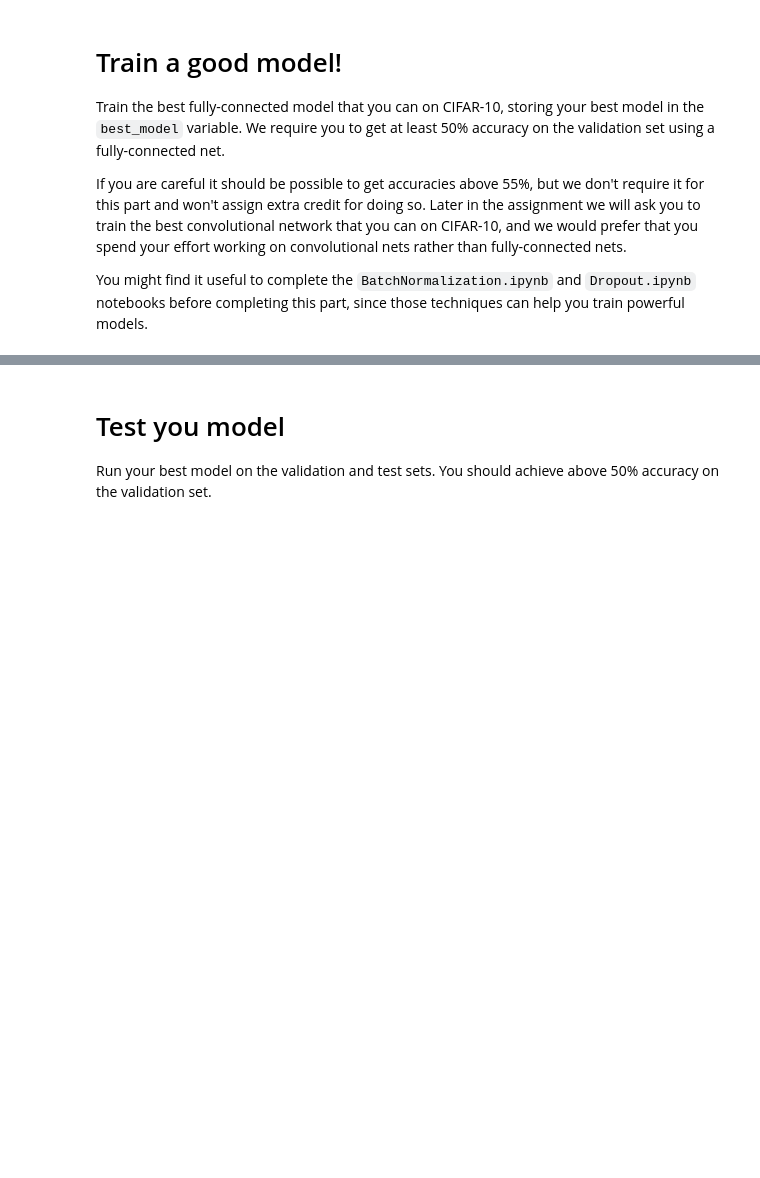
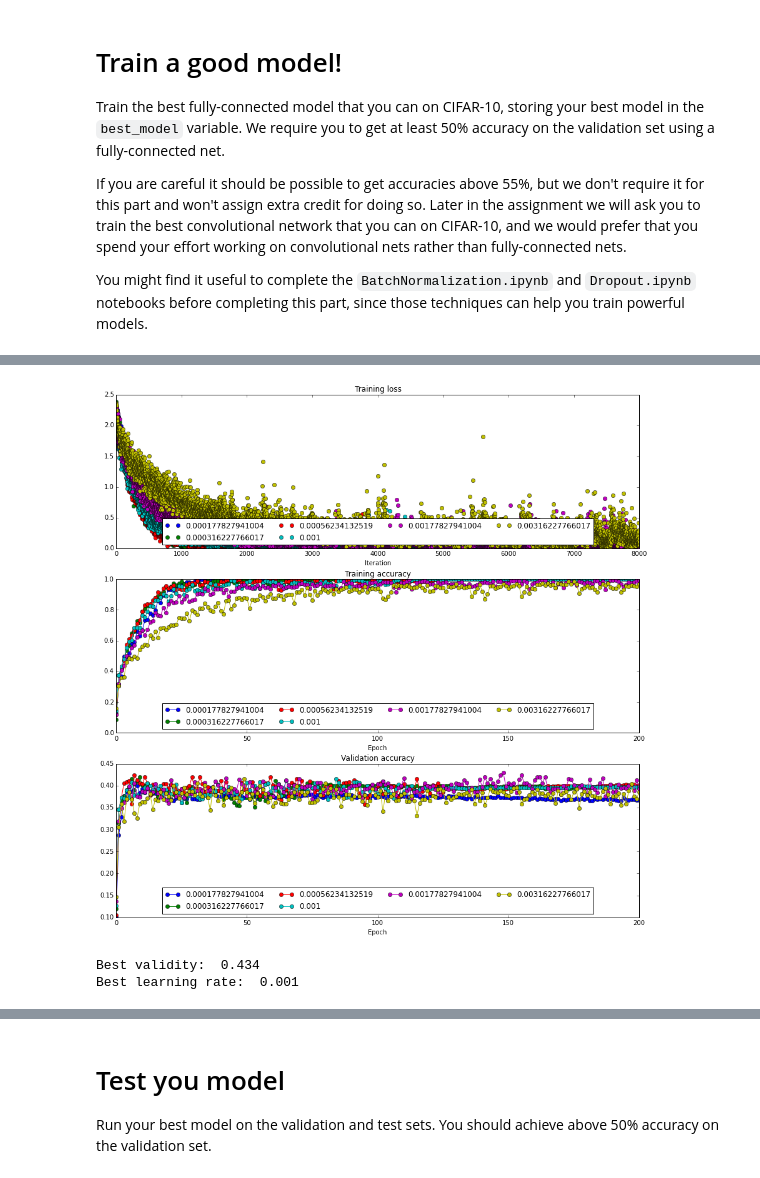
Before and after one commit to NLeSC/deep-learning-assignments-solutions, a Jupyter notebook: assignment2/christiaan/FullyConnectedNets.ipynb, the cells around one changed output, grey strips where cells are left out. Saved outputs shown, nothing was run; the diff lists cells and outputs as text; code cells hidden in the pictures; blank space fills up the shorter version.

Commit message:
multilayer network without dropout

```diff
--- a/assignment2/christiaan/FullyConnectedNets.ipynb
+++ b/assignment2/christiaan/FullyConnectedNets.ipynb
@@ -653,0 +799,73 @@ pass
+# %%
+best_model = None
+best_val = 0
+best_learning_rate = 0
+# %%
+
+################################################################################
+# TODO: Train the best FullyConnectedNet that you can on CIFAR-10. You might   #
+# batch normalization and dropout useful. Store your best model in the         #
+# best_model variable.                                                         #
+################################################################################
+#learning_rates = [10**(-i) for i in np.arange(2.5,4,0.25)]
+weight_scales = [0.04]
+learning_rate = 0.0002
+solvers = {}
+for learning_rate in learning_rates:
+    name = str(learning_rate)
+    print 'Training ', name
+    model = FullyConnectedNet([100, 100, 100, 100, 100], weight_scale=w, verbose = False)
+    solver = Solver(model, small_data,
+                      num_epochs=200, batch_size=100,
+                      update_rule='adam',
+                      optim_config={
+                        'learning_rate': learning_rate
+                      },
+                      verbose=True, print_every=10)
+    solver.train()
+    solvers[name] = solver
+    val = np.max(solver.val_acc_history)
+
+    print 'Validity: ', val
+    if val > best_val:
+        best_model = model
+        best_learning_rate = learning_rate
+        best_val = val
+
+plt.subplot(3, 1, 1)
+
+plt.title('Training loss')
+plt.xlabel('Iteration')
+
+plt.subplot(3, 1, 2)
+plt.title('Training accuracy')
+plt.xlabel('Epoch')
+
+plt.subplot(3, 1, 3)
+plt.title('Validation accuracy')
+plt.xlabel('Epoch')
+
+
+sorted_solvers = sorted(solvers.iteritems(), key=lambda s: float(s[0]))
+for update_rule, solver in sorted_solvers:
+  plt.subplot(3, 1, 1)
+  plt.plot(solver.loss_history, 'o', label=update_rule)
+
+  plt.subplot(3, 1, 2)
+  plt.plot(solver.train_acc_history, '-o', label=update_rule)
+
+  plt.subplot(3, 1, 3)
+  plt.plot(solver.val_acc_history, '-o', label=update_rule)
+
+for i in [1, 2, 3]:
+  plt.subplot(3, 1, i)
+  plt.legend(loc='lower center', ncol=4)
+plt.gcf().set_size_inches(15, 15)
+plt.show()
+
+print 'Best validity: ', best_val
+print 'Best learning rate: ', best_learning_rate
+################################################################################
+#                              END OF YOUR CODE                                #
+################################################################################
+# %% [output]
@@ -653,0 +889,3 @@ pass
+[figure, added]
+Best validity:  0.434
+Best learning rate:  0.001
```
Also changed, not shown: parts of 28 cells of this notebook, 2 other files.
